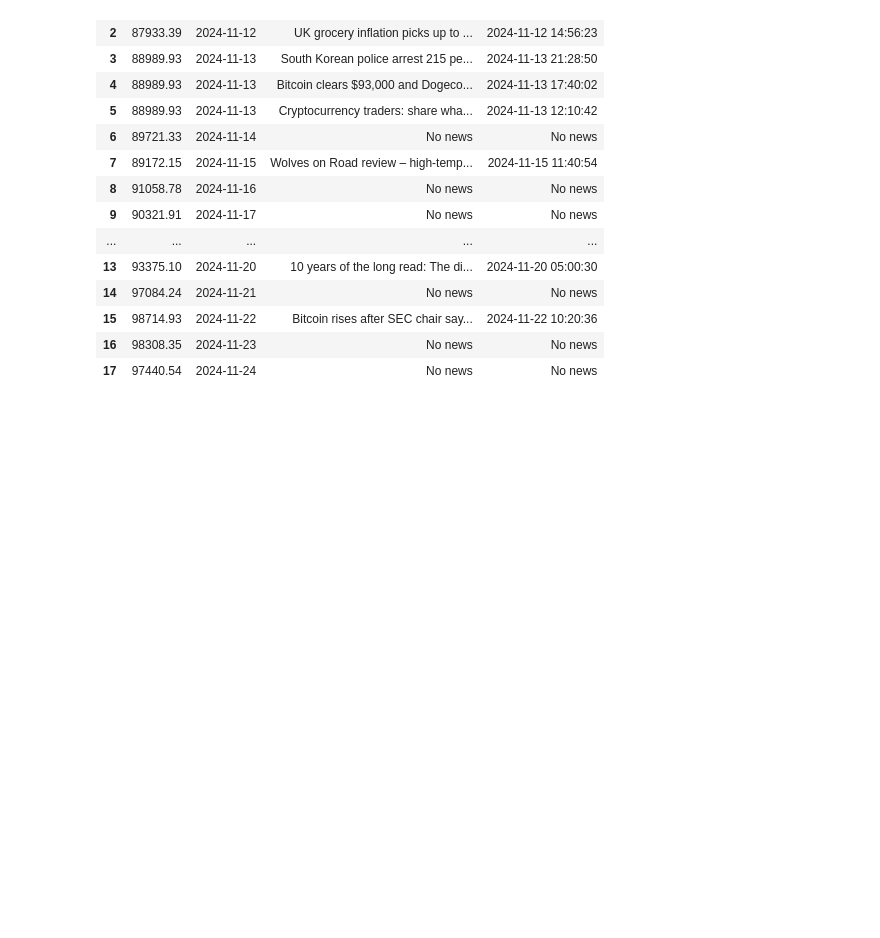
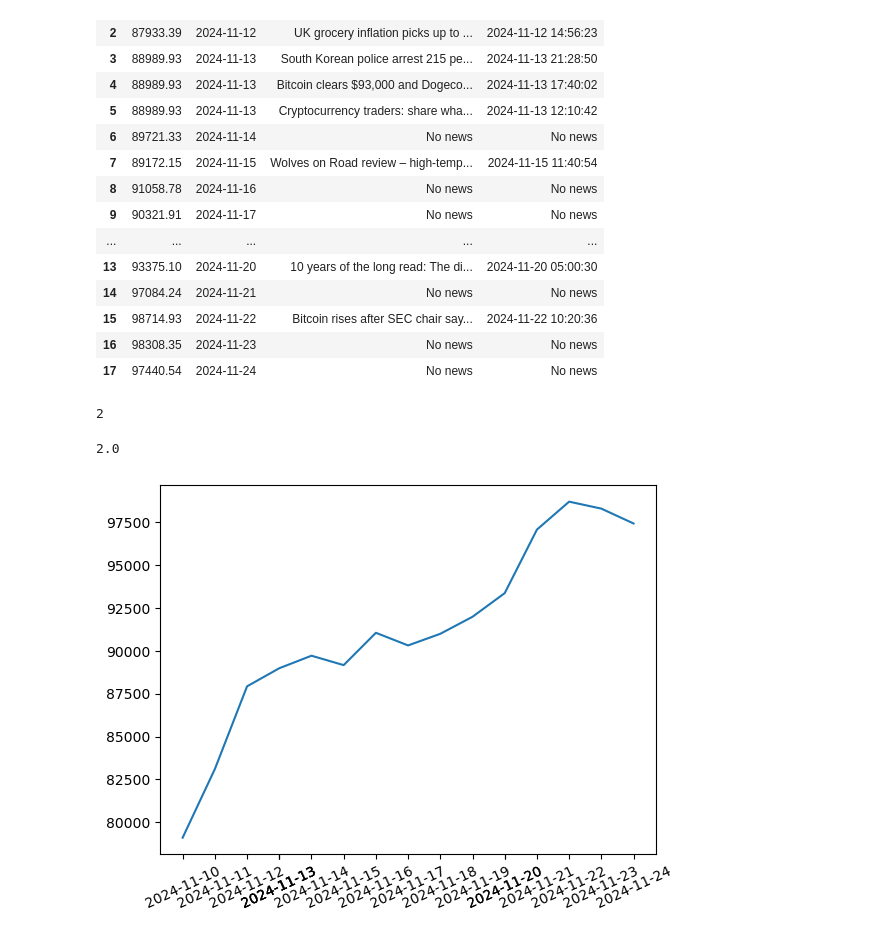
Before and after one commit to Jack4mcc/Crypto-Analysis, a Jupyter notebook: Project3.ipynb, the cells around one changed output. Saved outputs shown, nothing was run; the diff lists cells and outputs as text; code cells hidden in the pictures; blank space fills up the shorter version.

```diff
--- a/Project3.ipynb
+++ b/Project3.ipynb
@@ -274,3 +274,35 @@ merged_df.fillna("No news")
 | 15 | 98714.93 | 2024-11-22 | Bitcoin rises after SEC chair say... | 2024-11-22 10:20:36 |
 | 16 | 98308.35 | 2024-11-23 | No news | No news |
 | 17 | 97440.54 | 2024-11-24 | No news | No news |
+# %%
+# Keyword to search for in total df"
+keyword = 'Bitcoin'
+
+def count_keyword_in_cell(cell):
+    if isinstance(cell, str):
+        return cell.lower().count(keyword.lower())
+    return 0
+
+total_count = merged_df.applymap(count_keyword_in_cell).sum().sum()
+
+print(total_count)
+# %% [output]
+2
+# %%
+# Keyword to search for
+keyword = 'Bitcoin'
+
+# Count occurrences of the keyword in the 'title' column
+count = merged_df['title'].str.count(keyword).sum()
+
+print(count)
+# %% [output]
+2.0
+# %%
+import matplotlib.pyplot as plt
+plt.plot(merged_df["date"], merged_df["priceUsd"])
+plt.xticks(merged_df["date"])
+plt.xticks(rotation = 25)
+plt.show()
+# %% [output]
+[figure, added]
```
Also changed, not shown: parts of 1 cell of this notebook.
